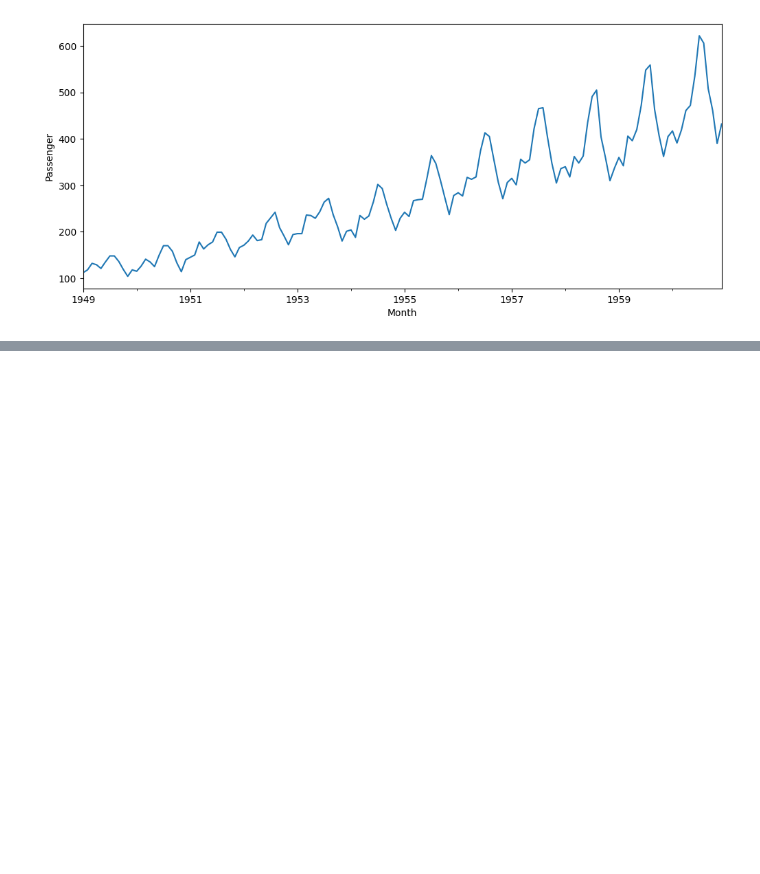
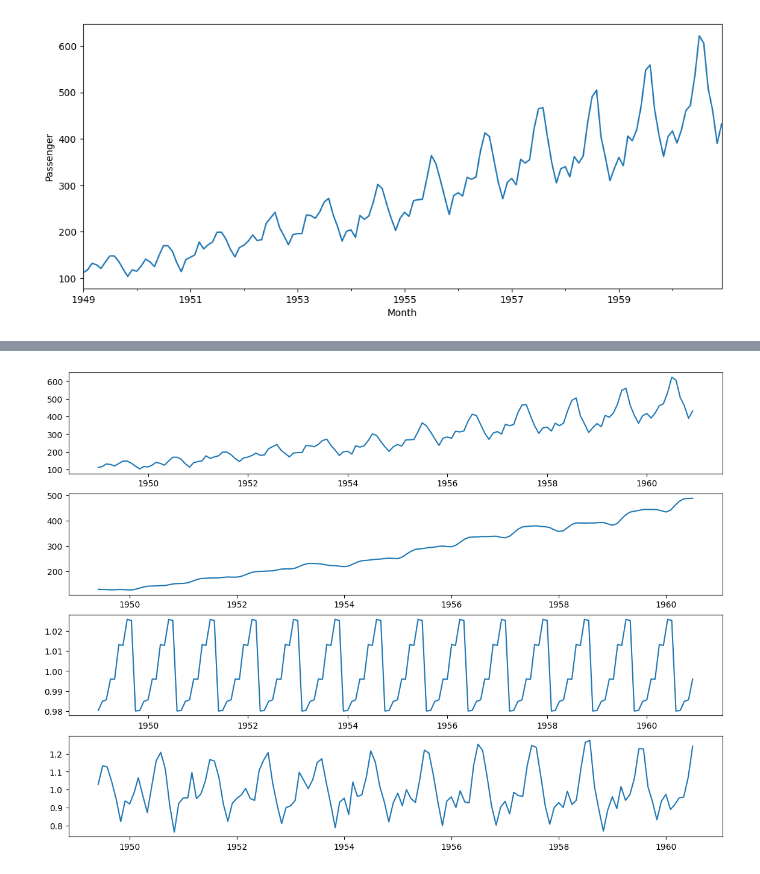
Before and after one commit to shiwani22f1001948-ops/Time_Series_analysis, a Jupyter notebook: classical_decop.ipynb, the cells around one changed output, grey strips where cells are left out. Saved outputs shown, nothing was run; the diff lists cells and outputs as text; code cells hidden in the pictures; blank space fills up the shorter version.

Commit message:
Time series Decomposition using classical model complete

```diff
--- a/classical_decop.ipynb
+++ b/classical_decop.ipynb
@@ -90,0 +125,24 @@ stock_data
+# %%
+from statsmodels.tsa.seasonal import seasonal_decompose
+sd=seasonal_decompose(df["Passengers"],model="multiplicative",period=10)
+#  We make multiplicate model because trend is not linear. we do experiment on period value.
+# For seasonal decompose we always take a column not entire data.
+# Period represent in how many period they repeat seasonality. We have to do experiment on that.
+# %%
+# sd give three thing -> Trend, Seasonality, Residual
+trend=sd.trend
+seasonal=sd.seasonal
+residuals=sd.resid
+# %%
+plt.figure(figsize=(14,10))
+plt.subplot(411)
+plt.plot(df["Passengers"])
+plt.subplot(412)
+plt.plot(trend)
+plt.subplot(413)
+plt.plot(seasonal)
+plt.subplot(414)
+plt.plot(residuals)
+plt.show()
+# %% [output]
+[figure, added]
```
Also changed, not shown: parts of 19 cells of this notebook, 2 other files.
